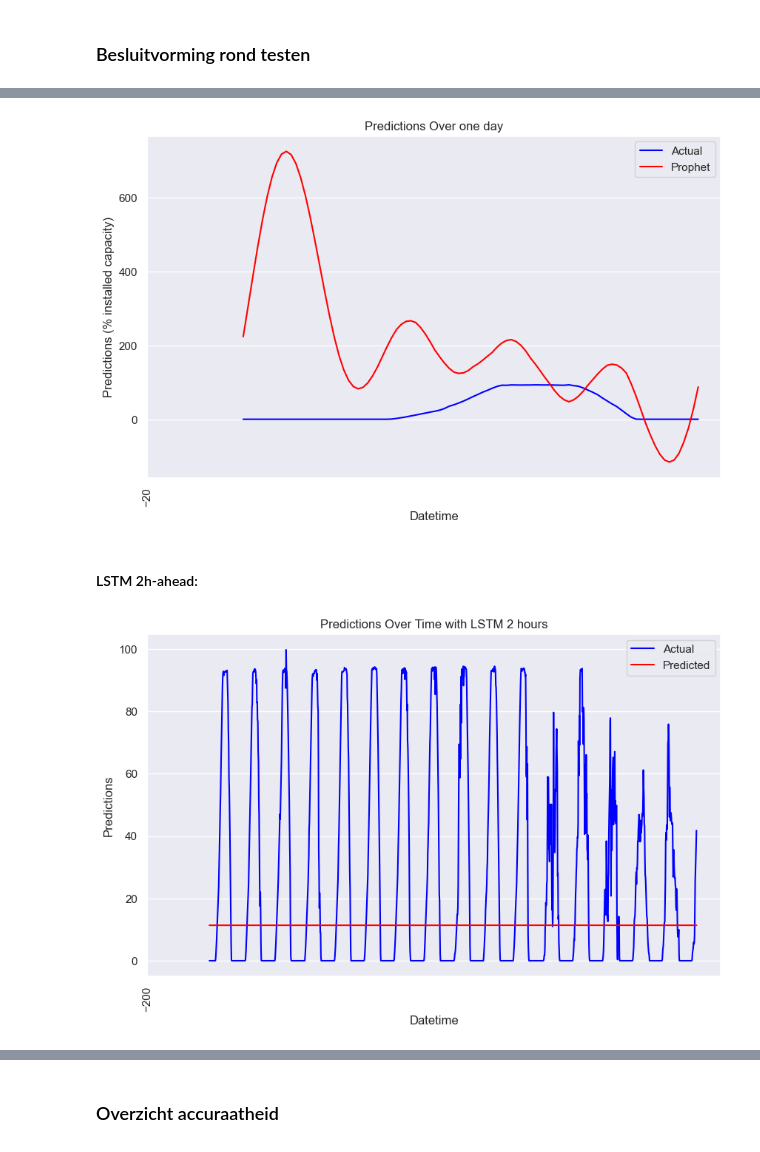
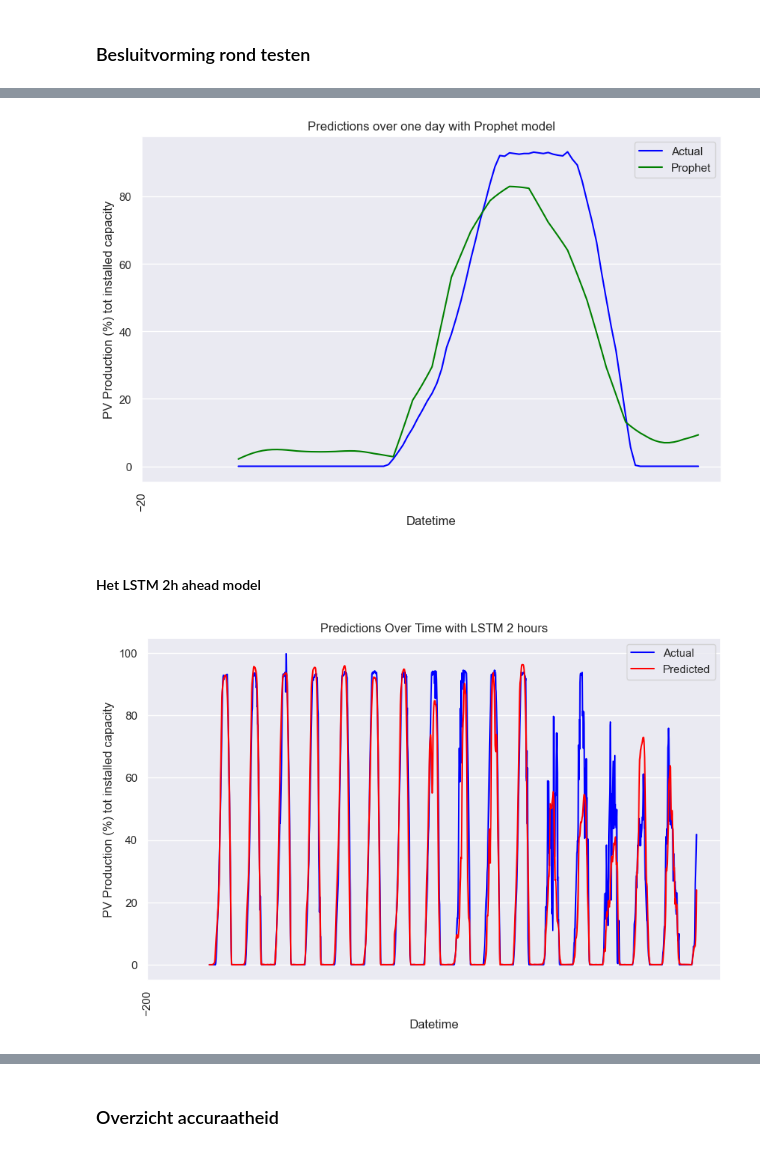
Before and after one commit to thpir/proflex-ai-models, a Jupyter notebook: pv_pred.ipynb, the cells around one changed output, grey strips where cells are left out. Saved outputs shown, nothing was run; the diff lists cells and outputs as text; code cells hidden in the pictures.

```diff
--- a/pv_pred.ipynb
+++ b/pv_pred.ipynb
@@ -476,6 +491,14 @@ df_prophet_test = pd.read_parquet('datasets/pv_prophet_test_data.parquet')
 df_jvr_lstm = pd.read_parquet('datasets/pv_jvr_lstm_train_data.parquet')
 df_ddp_lstm = pd.read_parquet('datasets/pv_ddp_lstm_train_data.parquet')
 df_lstm_test = pd.read_parquet('datasets/pv_test_jvr_lstm.parquet')
+# %%
+df = df[df['production_15_min_%'] <= 100]
+df_test = df_test[df_test['production_15_min_%'] <= 100]
+df_prophet = df_prophet[df_prophet['y'] <= 100]
+df_prophet_test = df_prophet_test[df_prophet_test['y'] <= 100]
+df_jvr_lstm = df_jvr_lstm[df_jvr_lstm['production_15_min_%'] <= 100]
+df_ddp_lstm = df_ddp_lstm[df_ddp_lstm['production_15_min_%'] <= 100]
+df_lstm_test = df_lstm_test[df_lstm_test['production_15_min_%'] <= 100]
 # %% [markdown]
 ## Pre-processing van de data
 # %% [markdown]
@@ -1077,10 +1258,10 @@ plt.show()
 df_result_day = df_result.head(96)
 plt.figure(figsize=(10, 6))
 plt.plot(df_result_day['production_15_min_%'], label='Actual', color='blue')
-plt.plot(df_result_day['predicted_with_Prophet(%)'], label='Prophet', color='red')
+plt.plot(df_result_day['predicted_with_Prophet(%)'], label='Prophet', color='green')
 plt.xlabel('Datetime')
-plt.ylabel('Predictions (% installed capacity)')
-plt.title('Predictions Over one day')
+plt.ylabel('PV Production (%) tot installed capacity')
+plt.title('Predictions over one day with Prophet model')
 plt.grid(True)
 x_ticks = plt.gca().get_xticks()
 x_ticks_selected = x_ticks[::24]
@@ -1088,25 +1269,25 @@ plt.xticks(x_ticks_selected, rotation=90)
 plt.legend()
 plt.show()
 # %% [output]
-[figure, old version]
+[figure, new version]
 # %% [markdown]
-#### LSTM 2h-ahead:
+#### Het LSTM 2h ahead model
 # %%
-# Zet de voorspellingen uit in een grafiek LSTM 2h
+# Zet de voorspellingen uit in een grafiek
 plt.figure(figsize=(10, 6))
 plt.plot(df_result_lstm_2_hour['production_15_min_%'], label='Actual', color='blue')
 plt.plot(df_result_lstm_2_hour['predicted_with_LSTM_2_hour(%)'], label='Predicted', color='red')
 plt.xlabel('Datetime')
-plt.ylabel('Predictions')
+plt.ylabel('PV Production (%) tot installed capacity')
 plt.title('Predictions Over Time with LSTM 2 hours')
 plt.grid(True)
 x_ticks = plt.gca().get_xticks()
 x_ticks_selected = x_ticks[::24]
 plt.xticks(x_ticks_selected, rotation=90)
 plt.legend()
 plt.show()
 # %% [output]
-[figure, old version]
+[figure, new version]
 # %%
 # Zet de voorspellingen uit in een grafiek LSTM 2h
 df_result_lstm_2_hour_day = df_result_lstm_2_hour.head(96)
```
Also changed, not shown: parts of 47 cells of this notebook, 3 other files.
